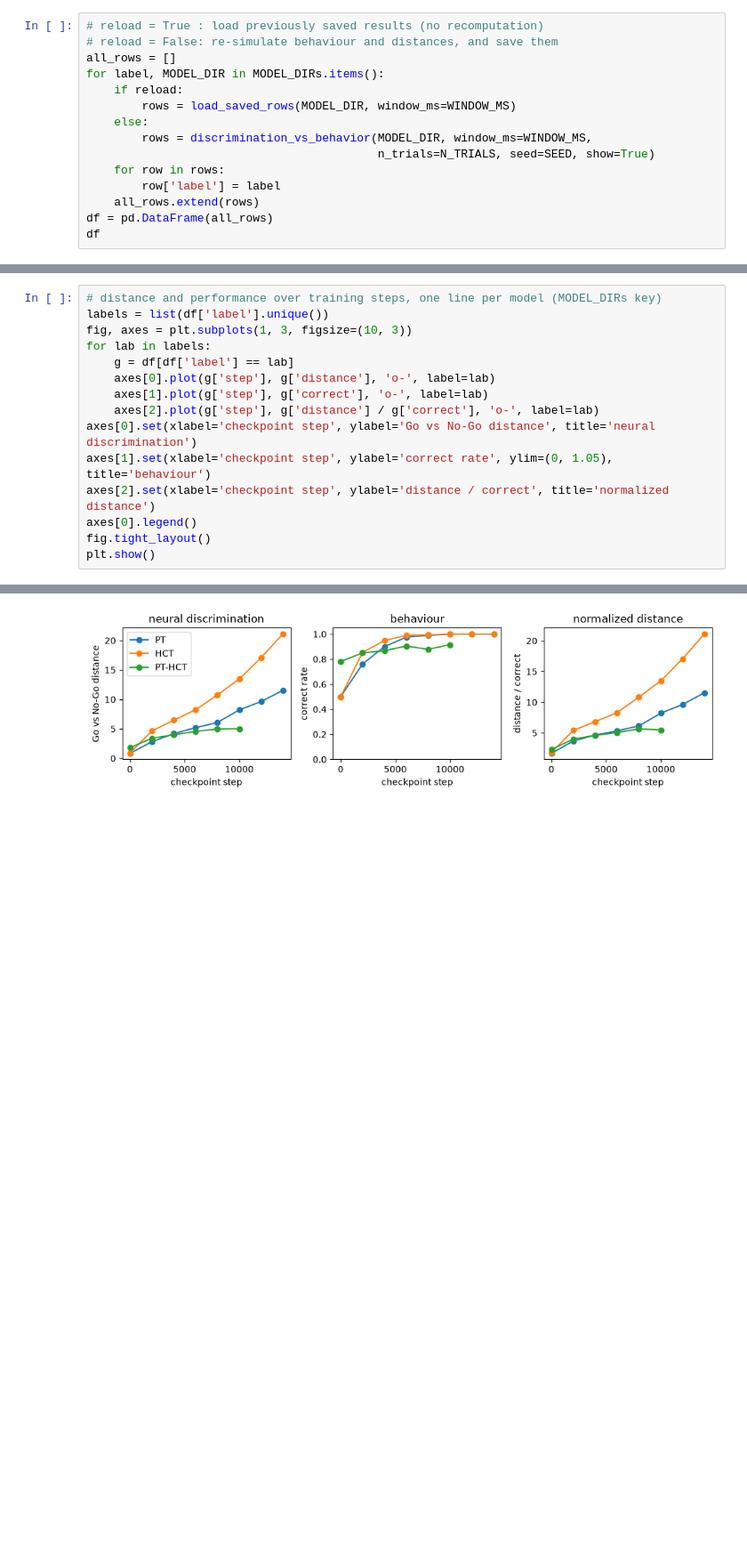
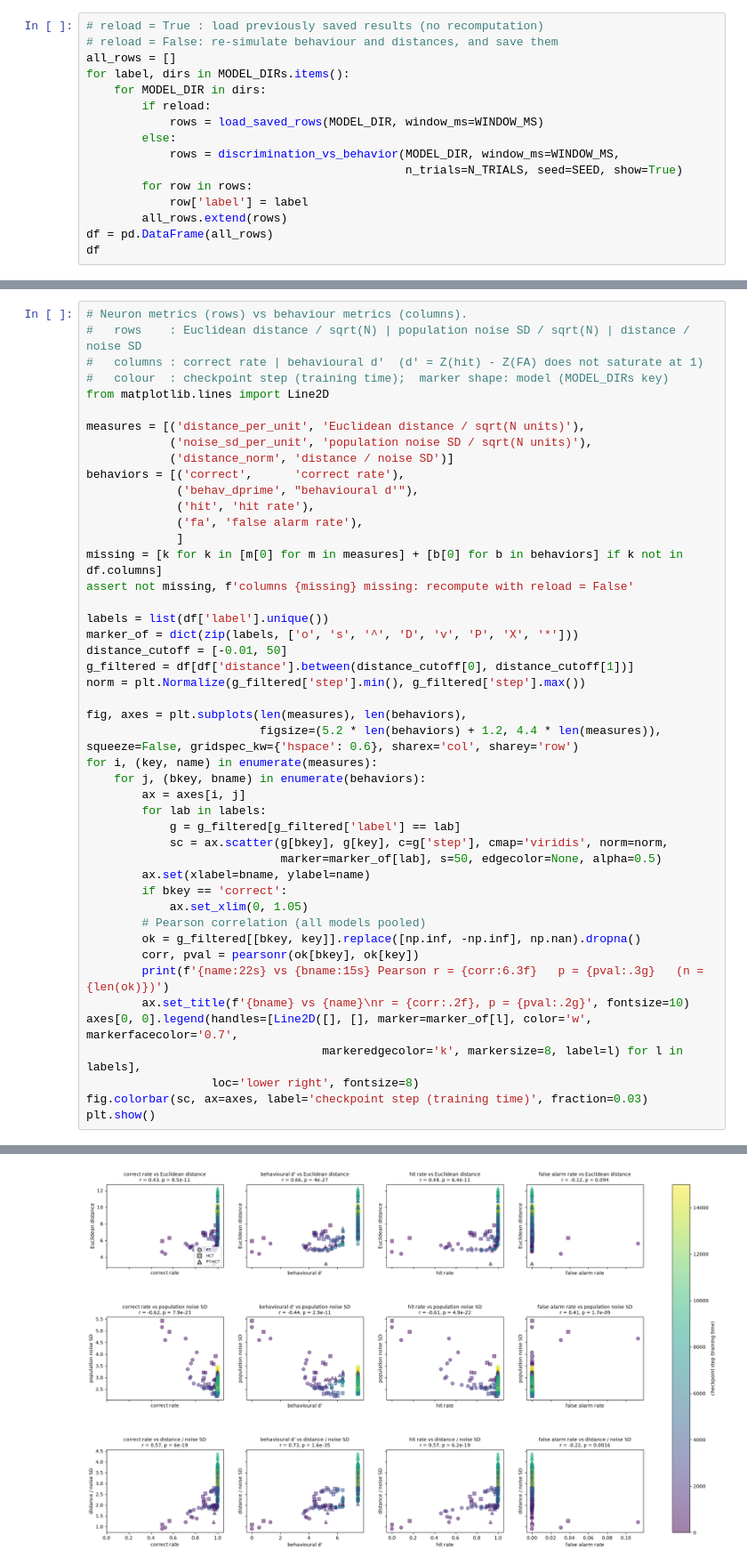
Before and after one commit to ZhixiaoSu/tone_generalize, a Jupyter notebook: code/neuron_discrimination.ipynb, the cells around one changed output, grey strips where cells are left out. Shown at 89% size. Cells and saved outputs as stored; diff of their text form; blank space fills up the shorter version.

Commit message:
update neural analysis

```diff
--- a/code/neuron_discrimination.ipynb
+++ b/code/neuron_discrimination.ipynb
@@ -52,15 +54,16 @@ reload = False
 # reload = True : load previously saved results (no recomputation)
 # reload = False: re-simulate behaviour and distances, and save them
 all_rows = []
-for label, MODEL_DIR in MODEL_DIRs.items():
-    if reload:
-        rows = load_saved_rows(MODEL_DIR, window_ms=WINDOW_MS)
-    else:
-        rows = discrimination_vs_behavior(MODEL_DIR, window_ms=WINDOW_MS,
-                                          n_trials=N_TRIALS, seed=SEED, show=True)
-    for row in rows:
-        row['label'] = label
-    all_rows.extend(rows)
+for label, dirs in MODEL_DIRs.items():
+    for MODEL_DIR in dirs:
+        if reload:
+            rows = load_saved_rows(MODEL_DIR, window_ms=WINDOW_MS)
+        else:
+            rows = discrimination_vs_behavior(MODEL_DIR, window_ms=WINDOW_MS,
+                                              n_trials=N_TRIALS, seed=SEED, show=True)
+        for row in rows:
+            row['label'] = label
+        all_rows.extend(rows)
 df = pd.DataFrame(all_rows)
 df
 # %% [output]
@@ -119,16 +147,47 @@ labels
 # %%
-# distance and performance over training steps, one line per model (MODEL_DIRs key)
+# Neuron metrics (rows) vs behaviour metrics (columns).
+#   rows    : Euclidean distance / sqrt(N) | population noise SD / sqrt(N) | distance / noise SD
+#   columns : correct rate | behavioural d'  (d' = Z(hit) - Z(FA) does not saturate at 1)
+#   colour  : checkpoint step (training time);  marker shape: model (MODEL_DIRs key)
+from matplotlib.lines import Line2D
+
+measures = [('distance_per_unit', 'Euclidean distance / sqrt(N units)'),
+            ('noise_sd_per_unit', 'population noise SD / sqrt(N units)'),
+            ('distance_norm', 'distance / noise SD')]
+behaviors = [('correct',      'correct rate'),
+             ('behav_dprime', "behavioural d'"),
+             ('hit', 'hit rate'),
+             ('fa', 'false alarm rate'),
+             ]
+missing = [k for k in [m[0] for m in measures] + [b[0] for b in behaviors] if k not in df.columns]
+assert not missing, f'columns {missing} missing: recompute with reload = False'
+
 labels = list(df['label'].unique())
-fig, axes = plt.subplots(1, 3, figsize=(10, 3))
-for lab in labels:
-    g = df[df['label'] == lab]
-    axes[0].plot(g['step'], g['distance'], 'o-', label=lab)
-    axes[1].plot(g['step'], g['correct'], 'o-', label=lab)
-    axes[2].plot(g['step'], g['distance'] / g['correct'], 'o-', label=lab)
-axes[0].set(xlabel='checkpoint step', ylabel='Go vs No-Go distance', title='neural discrimination')
-axes[1].set(xlabel='checkpoint step', ylabel='correct rate', ylim=(0, 1.05), title='behaviour')
-axes[2].set(xlabel='checkpoint step', ylabel='distance / correct', title='normalized distance')
-axes[0].legend()
-fig.tight_layout()
+marker_of = dict(zip(labels, ['o', 's', '^', 'D', 'v', 'P', 'X', '*']))
+distance_cutoff = [-0.01, 50]
+g_filtered = df[df['distance'].between(distance_cutoff[0], distance_cutoff[1])]
+norm = plt.Normalize(g_filtered['step'].min(), g_filtered['step'].max())
+
+fig, axes = plt.subplots(len(measures), len(behaviors),
+                         figsize=(5.2 * len(behaviors) + 1.2, 4.4 * len(measures)), squeeze=False, gridspec_kw={'hspace': 0.6}, sharex='col', sharey='row')
+for i, (key, name) in enumerate(measures):
+    for j, (bkey, bname) in enumerate(behaviors):
+        ax = axes[i, j]
+        for lab in labels:
+            g = g_filtered[g_filtered['label'] == lab]
+            sc = ax.scatter(g[bkey], g[key], c=g['step'], cmap='viridis', norm=norm,
+                            marker=marker_of[lab], s=50, edgecolor=None, alpha=0.5)
+        ax.set(xlabel=bname, ylabel=name)
+        if bkey == 'correct':
+            ax.set_xlim(0, 1.05)
+        # Pearson correlation (all models pooled)
+        ok = g_filtered[[bkey, key]].replace([np.inf, -np.inf], np.nan).dropna()
+        corr, pval = pearsonr(ok[bkey], ok[key])
+        print(f'{name:22s} vs {bname:15s} Pearson r = {corr:6.3f}   p = {pval:.3g}   (n = {len(ok)})')
+        ax.set_title(f'{bname} vs {name}\nr = {corr:.2f}, p = {pval:.2g}', fontsize=10)
+axes[0, 0].legend(handles=[Line2D([], [], marker=marker_of[l], color='w', markerfacecolor='0.7',
+                                  markeredgecolor='k', markersize=8, label=l) for l in labels],
+                  loc='lower right', fontsize=8)
+fig.colorbar(sc, ax=axes, label='checkpoint step (training time)', fraction=0.03)
 plt.show()
 # %% [output]
@@ -135,2 +206,2 @@ plt.show()
-[figure, old version]
+[figure, new version]
 # %%
```
Also changed, not shown: parts of 9 cells of this notebook, 18 other files.
